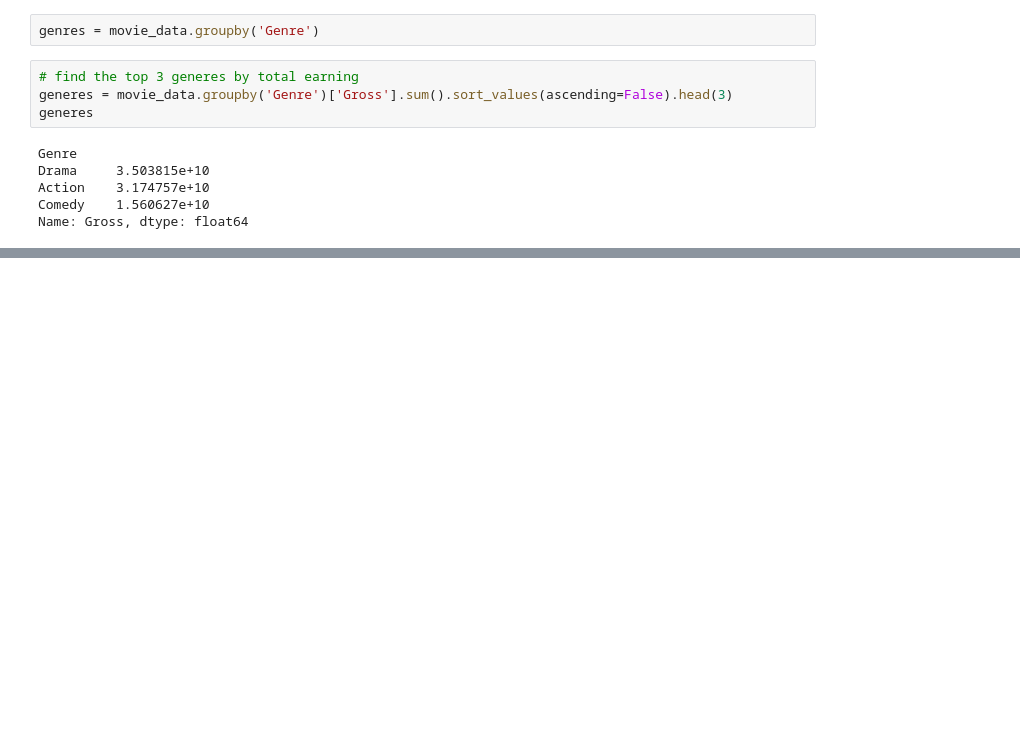
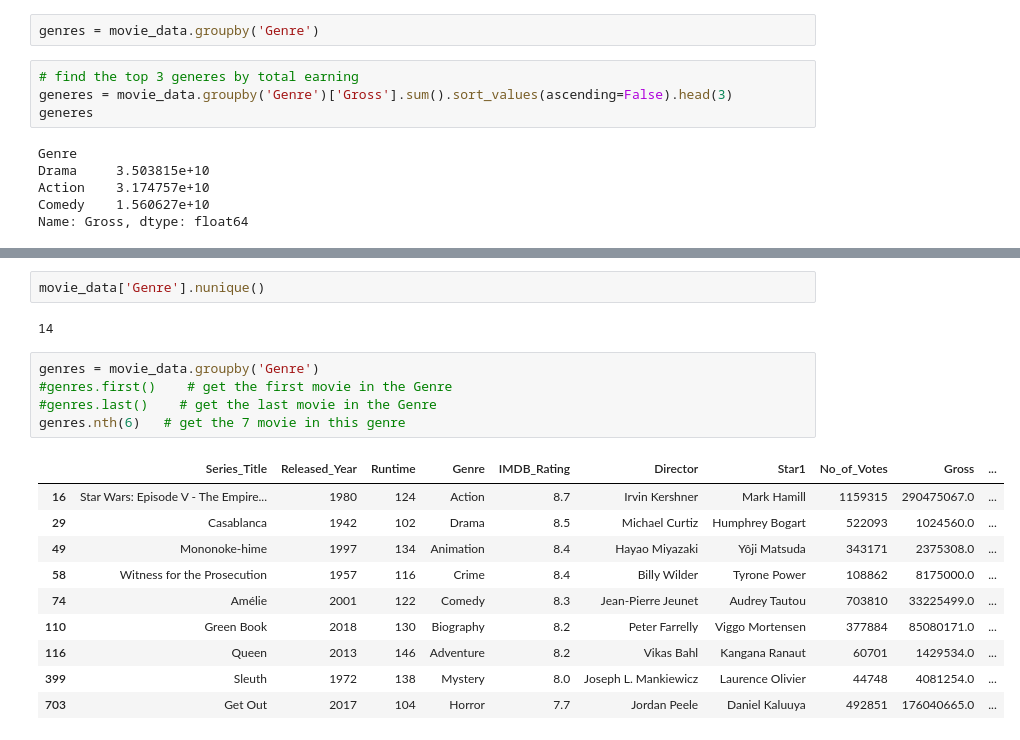
Before and after one commit to ProgramerSalar/Pandas, a Jupyter notebook: groupby_objects.ipynb, the cells around one changed output, grey strips where cells are left out. Saved outputs shown, nothing was run; the diff lists cells and outputs as text; blank space fills up the shorter version.

```diff
--- a/groupby_objects.ipynb
+++ b/groupby_objects.ipynb
@@ -32,0 +133,20 @@ Name: Gross, dtype: float64
+# %%
+movie_data['Genre'].nunique()
+# %% [output]
+14
+# %%
+genres = movie_data.groupby('Genre')
+#genres.first()    # get the first movie in the Genre
+#genres.last()    # get the last movie in the Genre
+genres.nth(6)   # get the 7 movie in this genre
+# %% [output]
+|  | Series_Title | Released_Year | Runtime | Genre | IMDB_Rating | Director | Star1 | No_of_Votes | Gross | ... |
+| 16 | Star Wars: Episode V - The Empire... | 1980 | 124 | Action | 8.7 | Irvin Kershner | Mark Hamill | 1159315 | 290475067.0 | ... |
+| 29 | Casablanca | 1942 | 102 | Drama | 8.5 | Michael Curtiz | Humphrey Bogart | 522093 | 1024560.0 | ... |
+| 49 | Mononoke-hime | 1997 | 134 | Animation | 8.4 | Hayao Miyazaki | Yôji Matsuda | 343171 | 2375308.0 | ... |
+| 58 | Witness for the Prosecution | 1957 | 116 | Crime | 8.4 | Billy Wilder | Tyrone Power | 108862 | 8175000.0 | ... |
+| 74 | Amélie | 2001 | 122 | Comedy | 8.3 | Jean-Pierre Jeunet | Audrey Tautou | 703810 | 33225499.0 | ... |
+| 110 | Green Book | 2018 | 130 | Biography | 8.2 | Peter Farrelly | Viggo Mortensen | 377884 | 85080171.0 | ... |
+| 116 | Queen | 2013 | 146 | Adventure | 8.2 | Vikas Bahl | Kangana Ranaut | 60701 | 1429534.0 | ... |
+| 399 | Sleuth | 1972 | 138 | Mystery | 8.0 | Joseph L. Mankiewicz | Laurence Olivier | 44748 | 4081254.0 | ... |
+| 703 | Get Out | 2017 | 104 | Horror | 7.7 | Jordan Peele | Daniel Kaluuya | 492851 | 176040665.0 | ... |
```
Also changed, not shown: parts of 14 cells of this notebook, 1 other file.
